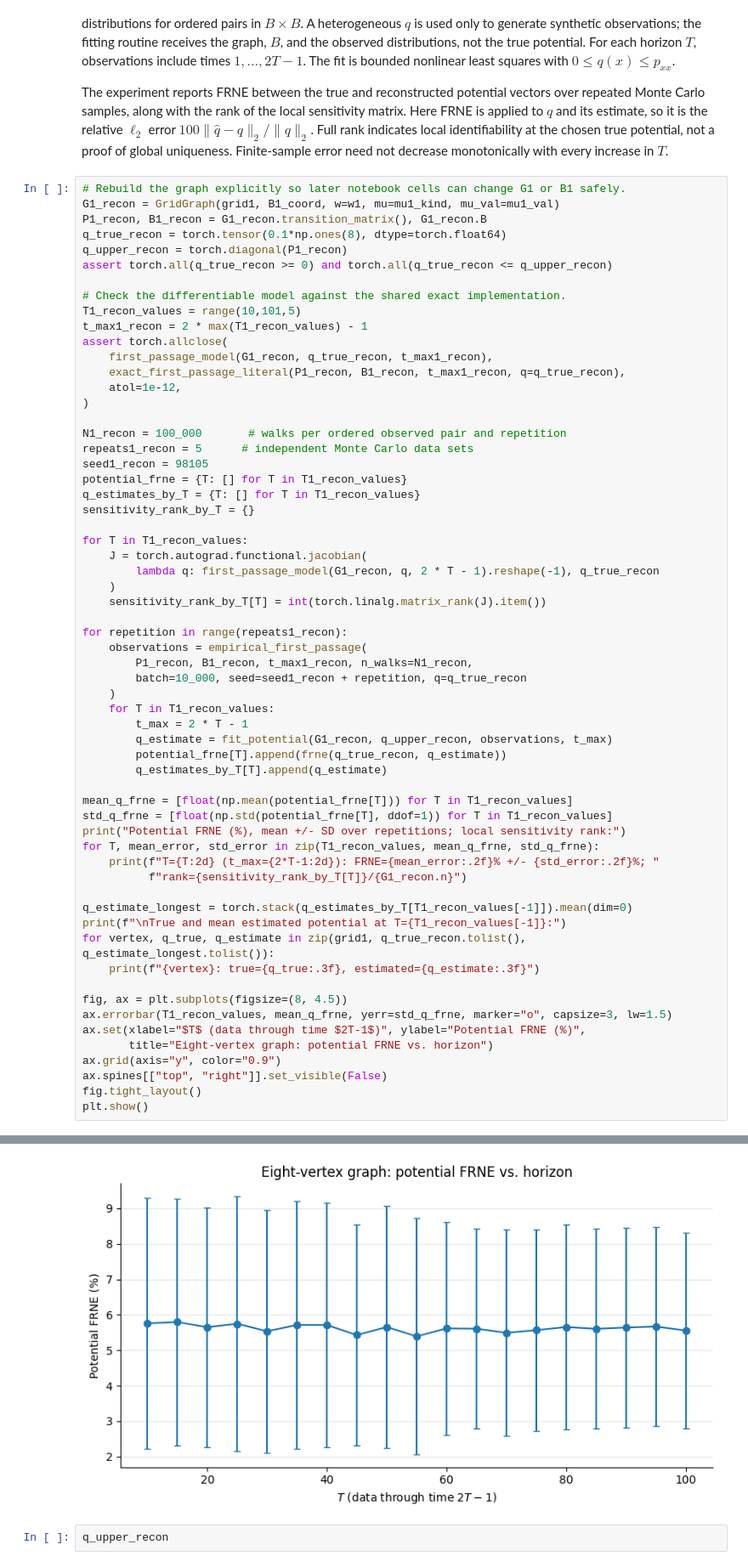
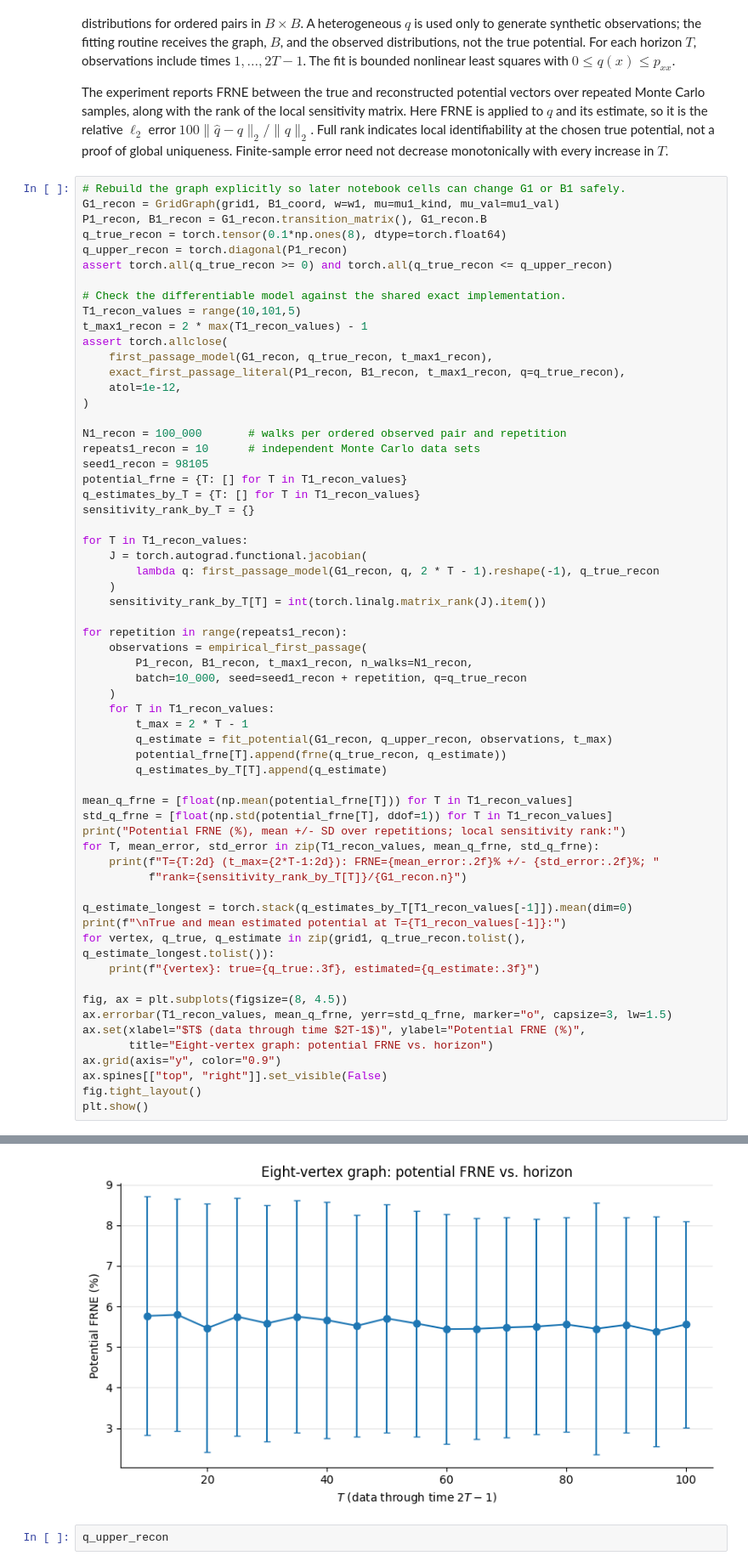
Before and after one commit to uw-math-ai/ai-inverse-lab, a Jupyter notebook: Data Simulation (Varying B, T) - Annie/Eight Vertices Experiment (Annie).ipynb, the cells around one changed output, grey strips where cells are left out. Shown at 85% size. Drawn from its saved outputs; the diff is of its cells as text.

```diff
--- a/Data Simulation (Varying B, T) - Annie/Eight Vertices Experiment (Annie).ipynb
+++ b/Data Simulation (Varying B, T) - Annie/Eight Vertices Experiment (Annie).ipynb
@@ -242,7 +242,7 @@ assert torch.allclose(
 )
 
 N1_recon = 100_000       # walks per ordered observed pair and repetition
-repeats1_recon = 5      # independent Monte Carlo data sets
+repeats1_recon = 10      # independent Monte Carlo data sets
 seed1_recon = 98105
 potential_frne = {T: [] for T in T1_recon_values}
 q_estimates_by_T = {T: [] for T in T1_recon_values}
@@ -306,4 +306,4 @@ T=60 (t_max=119): FRNE=5.61% +/- 3.00%; rank=8/8
-[figure, old version]
+[figure, new version]
 # %%
 q_upper_recon
 # %% [output]
```
Also changed, not shown: parts of 2 cells of this notebook, 1 other file.
